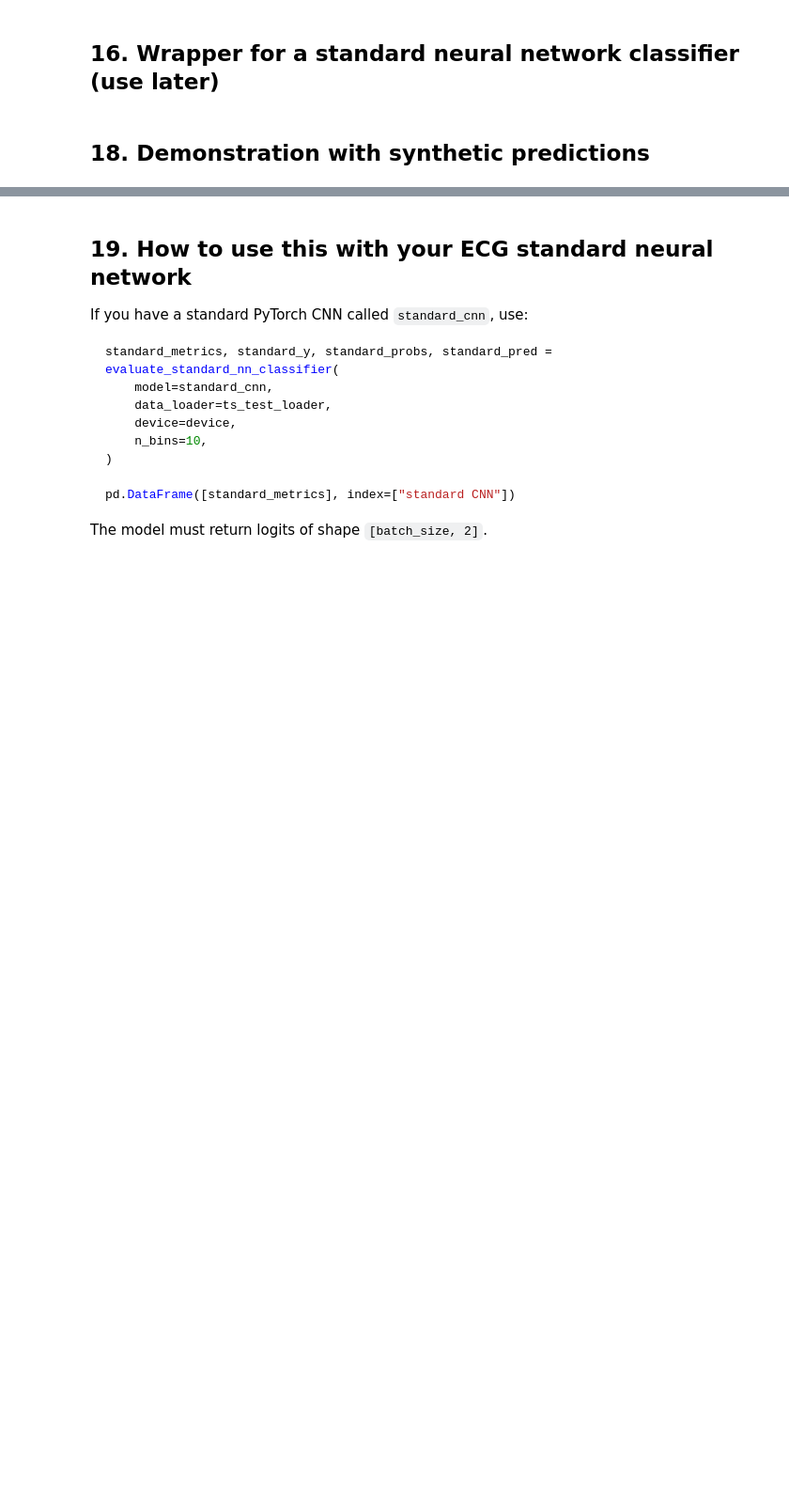
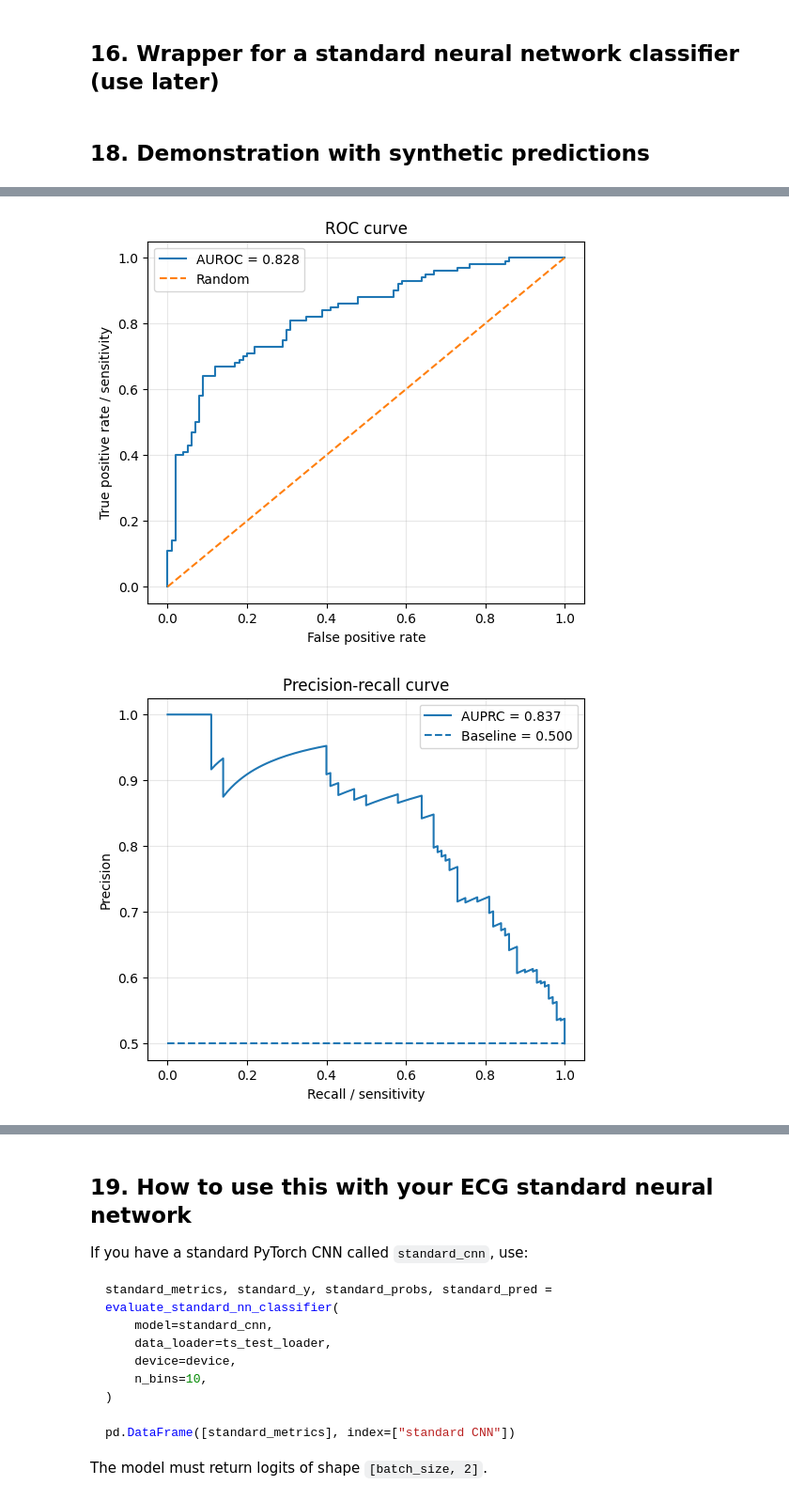
Before and after one commit to mjcolebank/Colebank_REU_2026, a Jupyter notebook: CNN/MODEL1_DEMO.v2Lucas(bayesian_vers)_OF_TEST_CNN_Example_Pytorch.ipynb, the cells around one changed output, grey strips where cells are left out. Shown at 94% size. Cells and saved outputs as stored; diff of their text form; code cells hidden in the pictures; blank space fills up the shorter version.

```diff
--- a/CNN/MODEL1_DEMO.v2Lucas(bayesian_vers)_OF_TEST_CNN_Example_Pytorch.ipynb
+++ b/CNN/MODEL1_DEMO.v2Lucas(bayesian_vers)_OF_TEST_CNN_Example_Pytorch.ipynb
@@ -1265 +1267,10 @@ pd.DataFrame([metrics_demo]).T.rename(columns={0: "value"})
 | positive_prevalence | 0.500000 |
+# %%
+plot_roc_curve(y_true_test, probs)
+plot_precision_recall_curve(y_true_test, probs)
+
+print(repr(y_true_test))
+print(probs)
+# %% [output]
+[figure, added]
+[figure, added]
```
Also changed, not shown: parts of 7 cells of this notebook.
